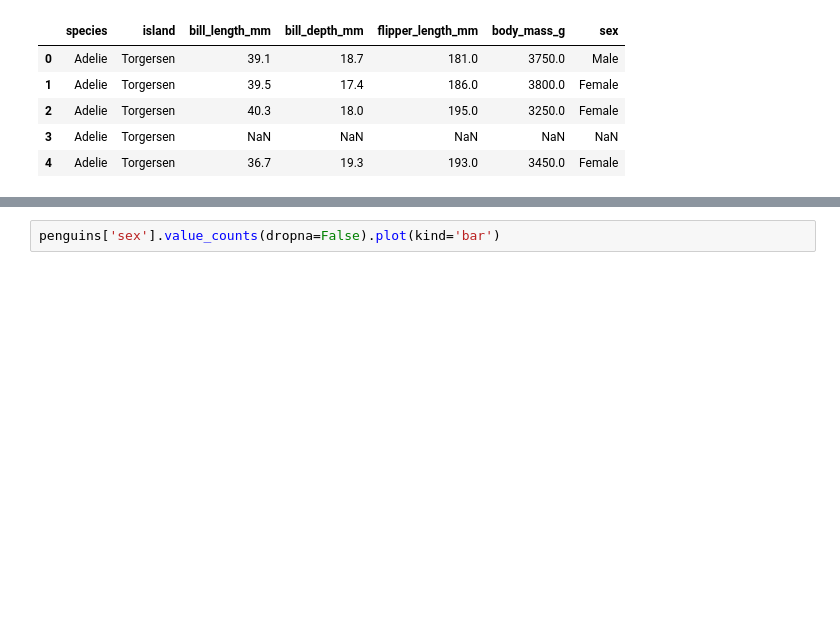
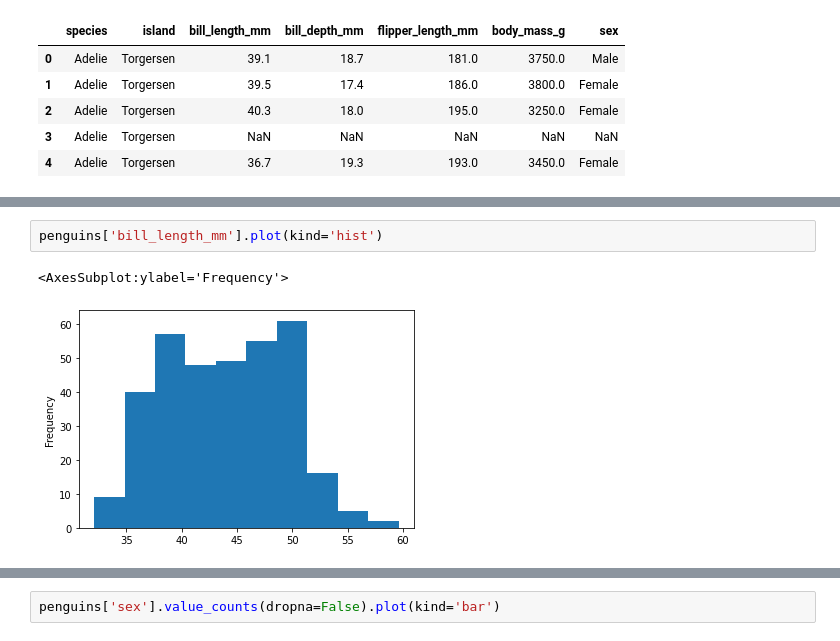
Before and after one commit to Pjiwm/data-science, a Jupyter notebook: Introduction and Univariate Analysis.ipynb, the cells around one changed output, grey strips where cells are left out. Drawn from its saved outputs; the diff is of its cells as text; blank space fills up the shorter version.

```diff
--- a/Introduction and Univariate Analysis.ipynb
+++ b/Introduction and Univariate Analysis.ipynb
@@ -218,0 +235,5 @@ penguins.head()
+# %%
+penguins['bill_length_mm'].plot(kind='hist')
+# %% [output]
+<AxesSubplot:ylabel='Frequency'>
+[figure, added]
```
Also changed, not shown: parts of 9 cells of this notebook, 1 other file.
